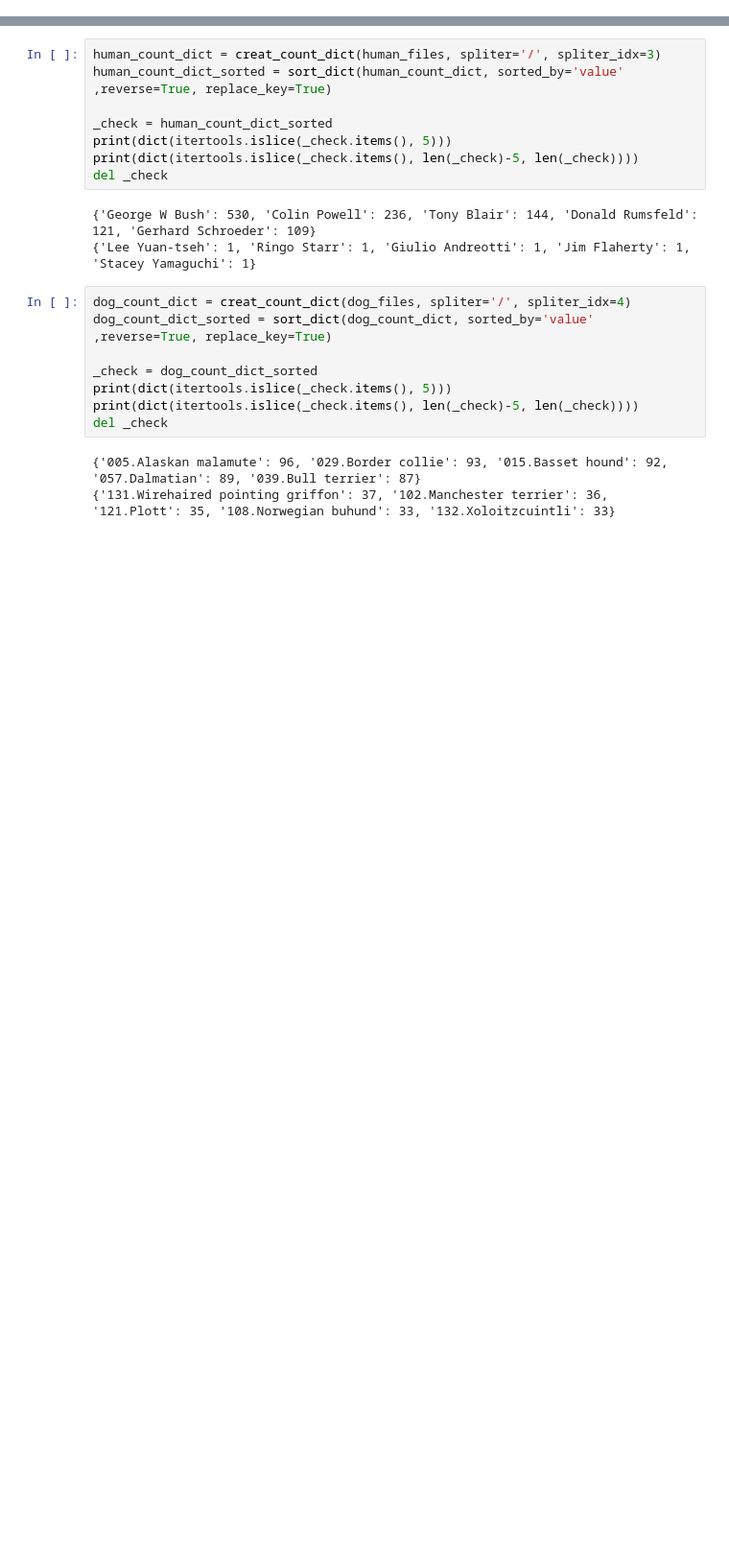
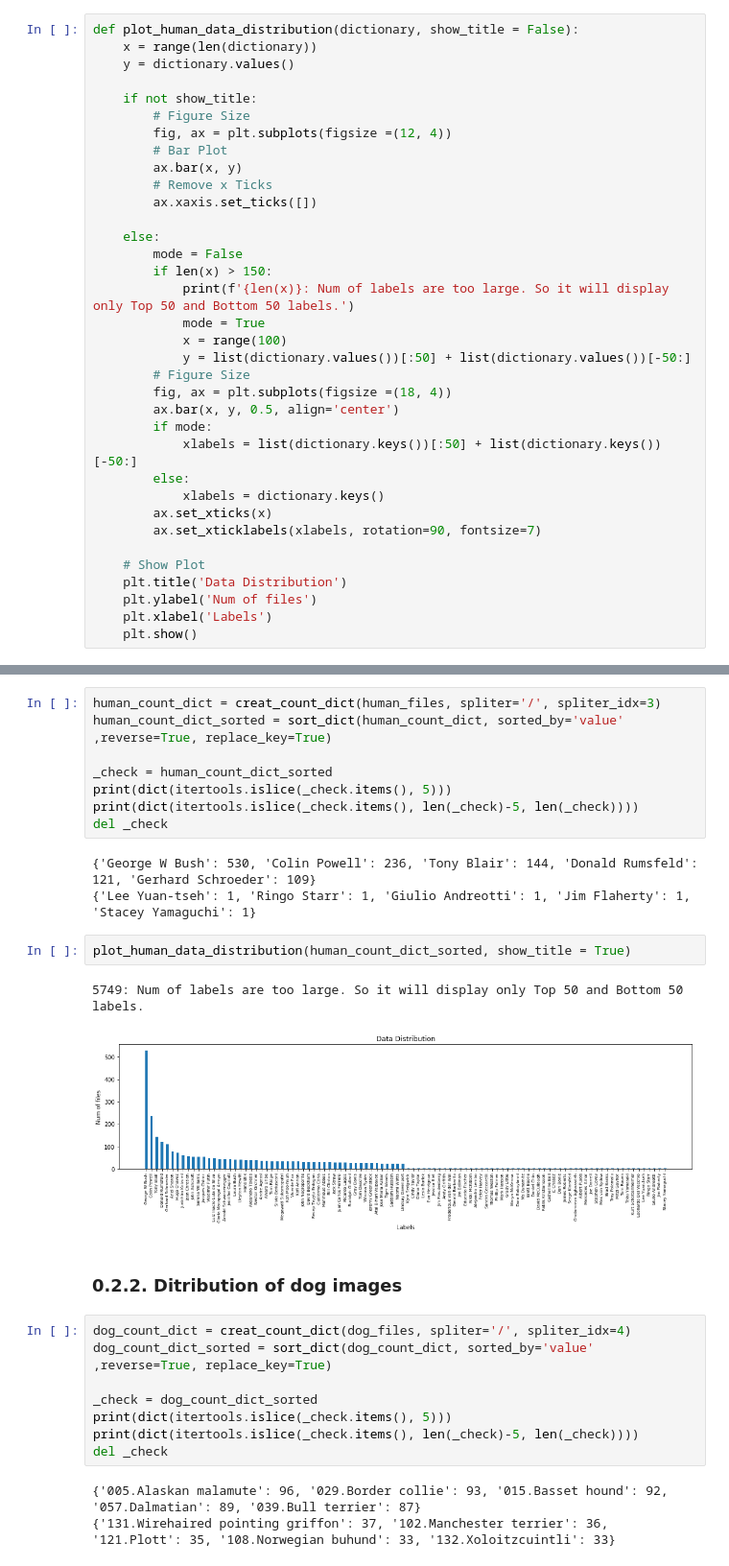
Before and after one commit to seongjaeryu/dog-identification-app, a Jupyter notebook: dog_app_in_refactoring.ipynb, the cells around one changed output, grey strips where cells are left out. Shown at 96% size. Saved outputs shown, nothing was run; the diff lists cells and outputs as text; blank space fills up the shorter version.

```diff
--- a/dog_app_in_refactoring.ipynb
+++ b/dog_app_in_refactoring.ipynb
@@ -174,0 +150,35 @@ def restore_state_dict_dev():
+# %%
+def plot_human_data_distribution(dictionary, show_title = False):
+    x = range(len(dictionary))
+    y = dictionary.values()
+
+    if not show_title:
+        # Figure Size
+        fig, ax = plt.subplots(figsize =(12, 4))
+        # Bar Plot
+        ax.bar(x, y)
+        # Remove x Ticks
+        ax.xaxis.set_ticks([])
+
+    else:
+        mode = False
+        if len(x) > 150:
+            print(f'{len(x)}: Num of labels are too large. So it will display only Top 50 and Bottom 50 labels.')
+            mode = True
+            x = range(100)
+            y = list(dictionary.values())[:50] + list(dictionary.values())[-50:]
+        # Figure Size
+        fig, ax = plt.subplots(figsize =(18, 4))
+        ax.bar(x, y, 0.5, align='center')
+        if mode:
+            xlabels = list(dictionary.keys())[:50] + list(dictionary.keys())[-50:]
+        else:
+            xlabels = dictionary.keys()
+        ax.set_xticks(x)
+        ax.set_xticklabels(xlabels, rotation=90, fontsize=7)
+
+    # Show Plot
+    plt.title('Data Distribution')
+    plt.ylabel('Num of files')
+    plt.xlabel('Labels')
+    plt.show()
@@ -223,6 +360,14 @@ del _check
 # %% [output]
 {'George W Bush': 530, 'Colin Powell': 236, 'Tony Blair': 144, 'Donald Rumsfeld': 121, 'Gerhard Schroeder': 109}
 {'Lee Yuan-tseh': 1, 'Ringo Starr': 1, 'Giulio Andreotti': 1, 'Jim Flaherty': 1, 'Stacey Yamaguchi': 1}
+# %%
+plot_human_data_distribution(human_count_dict_sorted, show_title = True)
+# %% [output]
+5749: Num of labels are too large. So it will display only Top 50 and Bottom 50 labels.
+[figure, added]
+# %% [markdown]
+<a id='0.2.2.'></a>
+### 0.2.2. Ditribution of dog images
 # %%
 dog_count_dict = creat_count_dict(dog_files, spliter='/', spliter_idx=4)
 dog_count_dict_sorted = sort_dict(dog_count_dict, sorted_by='value' ,reverse=True, replace_key=True)
```
Also changed, not shown: parts of 124 cells of this notebook.
